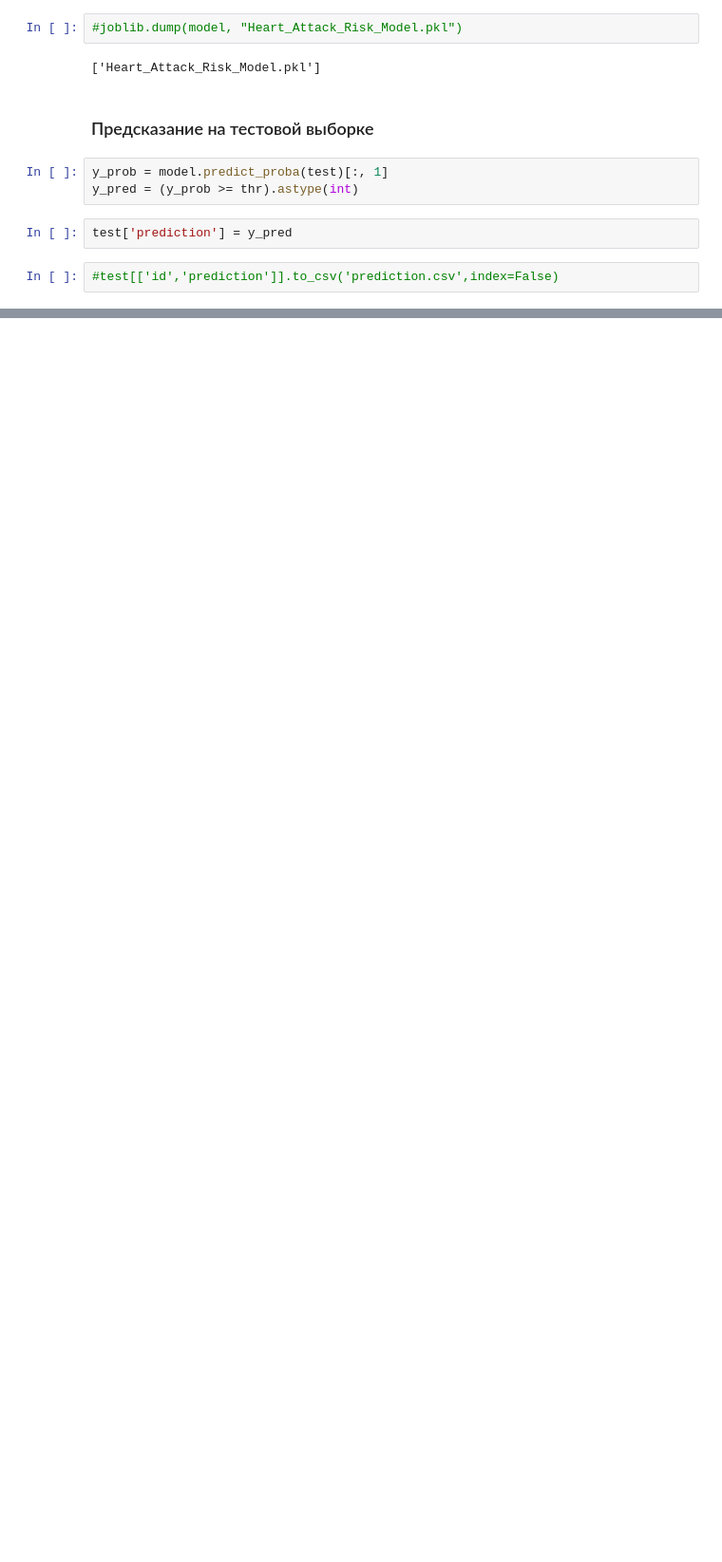
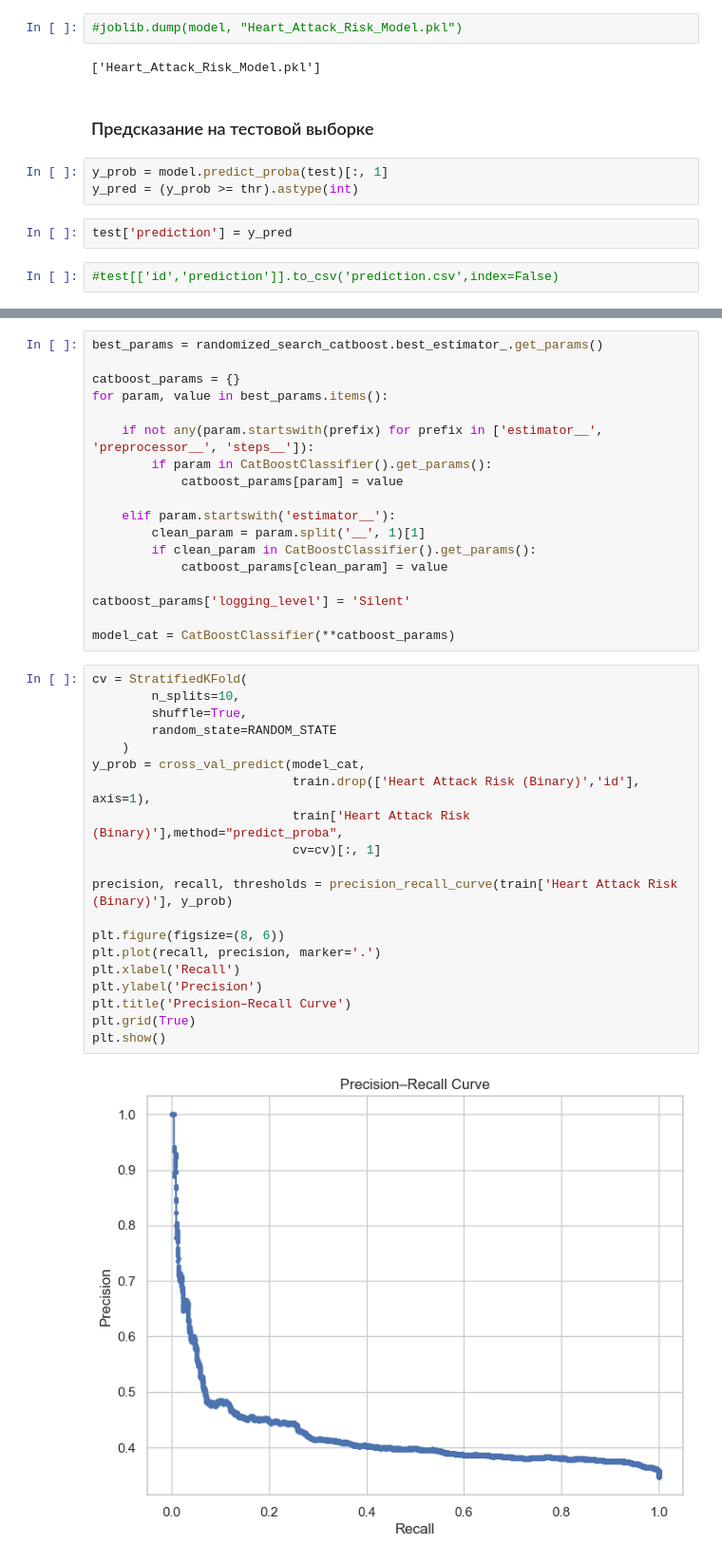
Before and after one commit to artemyashugin/heart-attack-ris-model, a Jupyter notebook: main.ipynb, the cells around one changed output, grey strips where cells are left out. Shown at 95% size. Cells and saved outputs as stored; diff of their text form; blank space fills up the shorter version.

Commit message:
эксперимент с CatBoost

```diff
--- a/main.ipynb
+++ b/main.ipynb
@@ -1003,0 +1071,40 @@ test['prediction'] = y_pred
+# %%
+best_params = randomized_search_catboost.best_estimator_.get_params()
+
+catboost_params = {}
+for param, value in best_params.items():
+
+    if not any(param.startswith(prefix) for prefix in ['estimator__', 'preprocessor__', 'steps__']):
+        if param in CatBoostClassifier().get_params():
+            catboost_params[param] = value
+
+    elif param.startswith('estimator__'):
+        clean_param = param.split('__', 1)[1]
+        if clean_param in CatBoostClassifier().get_params():
+            catboost_params[clean_param] = value
+
+catboost_params['logging_level'] = 'Silent'
+
+model_cat = CatBoostClassifier(**catboost_params)
+# %%
+cv = StratifiedKFold(
+        n_splits=10,
+        shuffle=True,
+        random_state=RANDOM_STATE
+    )
+y_prob = cross_val_predict(model_cat,
+                           train.drop(['Heart Attack Risk (Binary)','id'], axis=1),
+                           train['Heart Attack Risk (Binary)'],method="predict_proba",
+                           cv=cv)[:, 1]
+
+precision, recall, thresholds = precision_recall_curve(train['Heart Attack Risk (Binary)'], y_prob)
+
+plt.figure(figsize=(8, 6))
+plt.plot(recall, precision, marker='.')
+plt.xlabel('Recall')
+plt.ylabel('Precision')
+plt.title('Precision–Recall Curve')
+plt.grid(True)
+plt.show()
+# %% [output]
+[figure, added]
```
Also changed, not shown: parts of 23 cells of this notebook, 1 other file.
